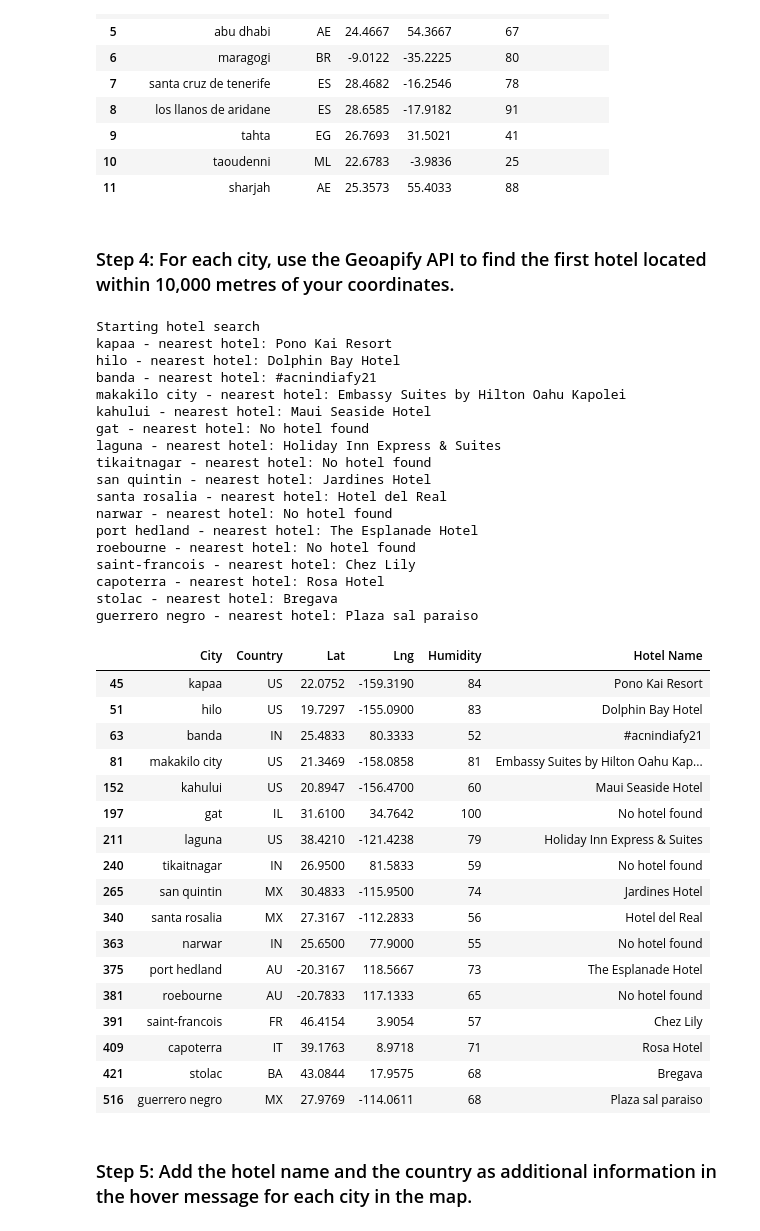
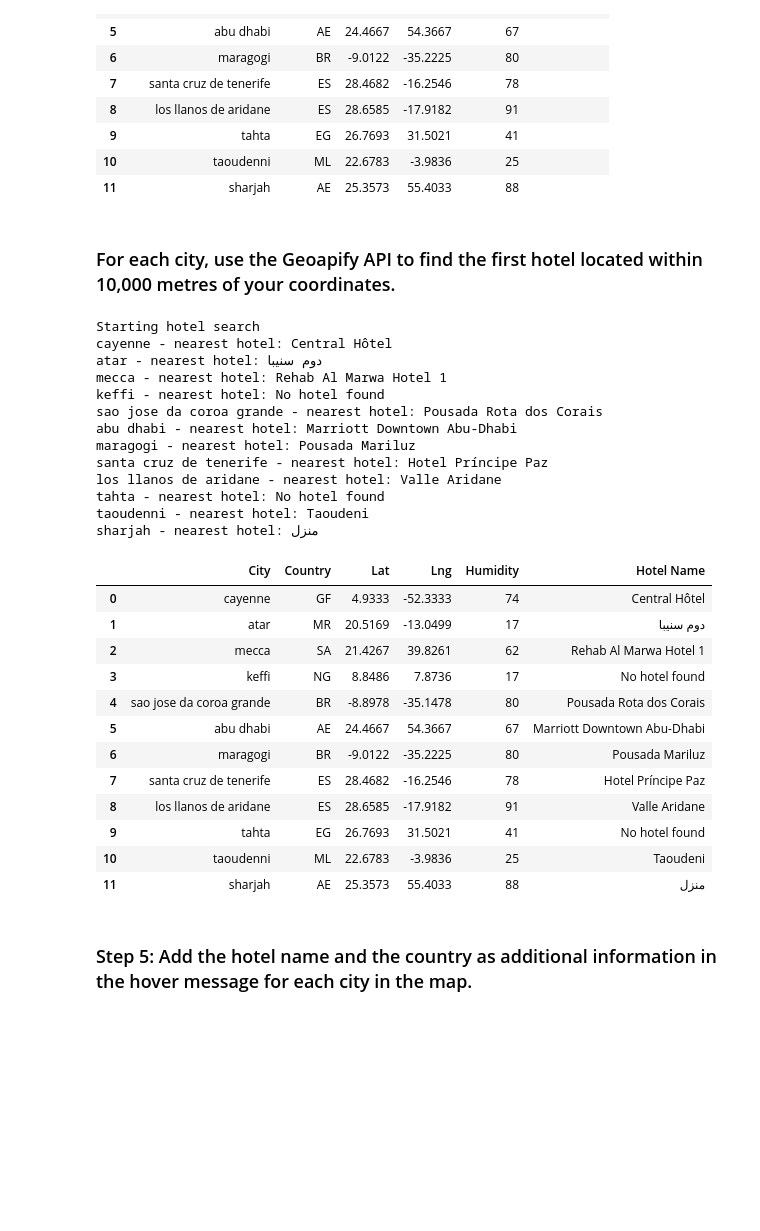
Before and after one commit to JeremyTallant/python-api-challenge, a Jupyter notebook: VacationPy.ipynb, the cells around one changed output. Saved outputs shown, nothing was run; the diff lists cells and outputs as text; code cells hidden in the pictures; blank space fills up the shorter version.

Commit message:
got hotels using geoapify api

```diff
--- a/VacationPy.ipynb
+++ b/VacationPy.ipynb
@@ -106,12 +106,14 @@ hotel_df
 | 10 | taoudenni | ML | 22.6783 | -3.9836 | 25 |  |
 | 11 | sharjah | AE | 25.3573 | 55.4033 | 88 |  |
 # %% [markdown]
-### Step 4: For each city, use the Geoapify API to find the first hotel located within 10,000 metres of your coordinates.
+### For each city, use the Geoapify API to find the first hotel located within 10,000 metres of your coordinates.
 # %%
 # Set parameters to search for a hotel
-radius = # YOUR CODE HERE
+radius = 10000
 params = {
-    # YOUR CODE HERE
+    'type': 'accommodation',
+    'limit': 1,
+    'apiKey': geoapify_key
 }
 
 # Print a message to follow up the hotel search
@@ -119,72 +121,62 @@ print("Starting hotel search")
 
 # Iterate through the hotel_df DataFrame
 for index, row in hotel_df.iterrows():
     # get latitude, longitude from the DataFrame
-    # YOUR CODE HERE
+    lat, lng = row['Lat'], row['Lng']
 
     # Add filter and bias parameters with the current city's latitude and longitude to the params dictionary
-    params["filter"] = # YOUR CODE HERE
-    params["bias"] = # YOUR CODE HERE
+    params["filter"] = f"circle:{lng},{lat},{radius}"
+    params["bias"] = f"proximity:{lng},{lat}"
 
     # Set base URL
     base_url = "https://api.geoapify.com/v2/places"
 
 
     # Make and API request using the params dictionaty
-    name_address = # YOUR CODE HERE
+    response = requests.get(base_url, params=params)
 
     # Convert the API response to JSON format
-    name_address = # YOUR CODE HERE
+    name_address = response.json()
 
     # Grab the first hotel from the results and store the name in the hotel_df DataFrame
     try:
         hotel_df.loc[index, "Hotel Name"] = name_address["features"][0]["properties"]["name"]
     except (KeyError, IndexError):
         # If no hotel is found, set the hotel name as "No hotel found".
         hotel_df.loc[index, "Hotel Name"] = "No hotel found"
 
     # Log the search results
     print(f"{hotel_df.loc[index, 'City']} - nearest hotel: {hotel_df.loc[index, 'Hotel Name']}")
 
 # Display sample data
 hotel_df
 # %% [output]
 Starting hotel search
-kapaa - nearest hotel: Pono Kai Resort
-hilo - nearest hotel: Dolphin Bay Hotel
-banda - nearest hotel: #acnindiafy21
-makakilo city - nearest hotel: Embassy Suites by Hilton Oahu Kapolei
-kahului - nearest hotel: Maui Seaside Hotel
-gat - nearest hotel: No hotel found
-laguna - nearest hotel: Holiday Inn Express & Suites
-tikaitnagar - nearest hotel: No hotel found
-san quintin - nearest hotel: Jardines Hotel
-santa rosalia - nearest hotel: Hotel del Real
-narwar - nearest hotel: No hotel found
-port hedland - nearest hotel: The Esplanade Hotel
-roebourne - nearest hotel: No hotel found
-saint-francois - nearest hotel: Chez Lily
-capoterra - nearest hotel: Rosa Hotel
-stolac - nearest hotel: Bregava
-guerrero negro - nearest hotel: Plaza sal paraiso
+cayenne - nearest hotel: Central Hôtel
+atar - nearest hotel: دوم سنيبا
+mecca - nearest hotel: Rehab Al Marwa Hotel 1
+keffi - nearest hotel: No hotel found
+sao jose da coroa grande - nearest hotel: Pousada Rota dos Corais
+abu dhabi - nearest hotel: Marriott Downtown Abu-Dhabi
+maragogi - nearest hotel: Pousada Mariluz
+santa cruz de tenerife - nearest hotel: Hotel Príncipe Paz
+los llanos de aridane - nearest hotel: Valle Aridane
+tahta - nearest hotel: No hotel found
+taoudenni - nearest hotel: Taoudeni
+sharjah - nearest hotel: منزل
 |  | City | Country | Lat | Lng | Humidity | Hotel Name |
-| 45 | kapaa | US | 22.0752 | -159.3190 | 84 | Pono Kai Resort |
-| 51 | hilo | US | 19.7297 | -155.0900 | 83 | Dolphin Bay Hotel |
-| 63 | banda | IN | 25.4833 | 80.3333 | 52 | #acnindiafy21 |
-| 81 | makakilo city | US | 21.3469 | -158.0858 | 81 | Embassy Suites by Hilton Oahu Kap... |
-| 152 | kahului | US | 20.8947 | -156.4700 | 60 | Maui Seaside Hotel |
-| 197 | gat | IL | 31.6100 | 34.7642 | 100 | No hotel found |
-| 211 | laguna | US | 38.4210 | -121.4238 | 79 | Holiday Inn Express & Suites |
-| 240 | tikaitnagar | IN | 26.9500 | 81.5833 | 59 | No hotel found |
-| 265 | san quintin | MX | 30.4833 | -115.9500 | 74 | Jardines Hotel |
-| 340 | santa rosalia | MX | 27.3167 | -112.2833 | 56 | Hotel del Real |
-| 363 | narwar | IN | 25.6500 | 77.9000 | 55 | No hotel found |
-| 375 | port hedland | AU | -20.3167 | 118.5667 | 73 | The Esplanade Hotel |
-| 381 | roebourne | AU | -20.7833 | 117.1333 | 65 | No hotel found |
-| 391 | saint-francois | FR | 46.4154 | 3.9054 | 57 | Chez Lily |
-| 409 | capoterra | IT | 39.1763 | 8.9718 | 71 | Rosa Hotel |
-| 421 | stolac | BA | 43.0844 | 17.9575 | 68 | Bregava |
-| 516 | guerrero negro | MX | 27.9769 | -114.0611 | 68 | Plaza sal paraiso |
+| 0 | cayenne | GF | 4.9333 | -52.3333 | 74 | Central Hôtel |
+| 1 | atar | MR | 20.5169 | -13.0499 | 17 | دوم سنيبا |
+| 2 | mecca | SA | 21.4267 | 39.8261 | 62 | Rehab Al Marwa Hotel 1 |
+| 3 | keffi | NG | 8.8486 | 7.8736 | 17 | No hotel found |
+| 4 | sao jose da coroa grande | BR | -8.8978 | -35.1478 | 80 | Pousada Rota dos Corais |
+| 5 | abu dhabi | AE | 24.4667 | 54.3667 | 67 | Marriott Downtown Abu-Dhabi |
+| 6 | maragogi | BR | -9.0122 | -35.2225 | 80 | Pousada Mariluz |
+| 7 | santa cruz de tenerife | ES | 28.4682 | -16.2546 | 78 | Hotel Príncipe Paz |
+| 8 | los llanos de aridane | ES | 28.6585 | -17.9182 | 91 | Valle Aridane |
+| 9 | tahta | EG | 26.7693 | 31.5021 | 41 | No hotel found |
+| 10 | taoudenni | ML | 22.6783 | -3.9836 | 25 | Taoudeni |
+| 11 | sharjah | AE | 25.3573 | 55.4033 | 88 | منزل |
 # %% [markdown]
 ### Step 5: Add the hotel name and the country as additional information in the hover message for each city in the map.
 # %%
```
